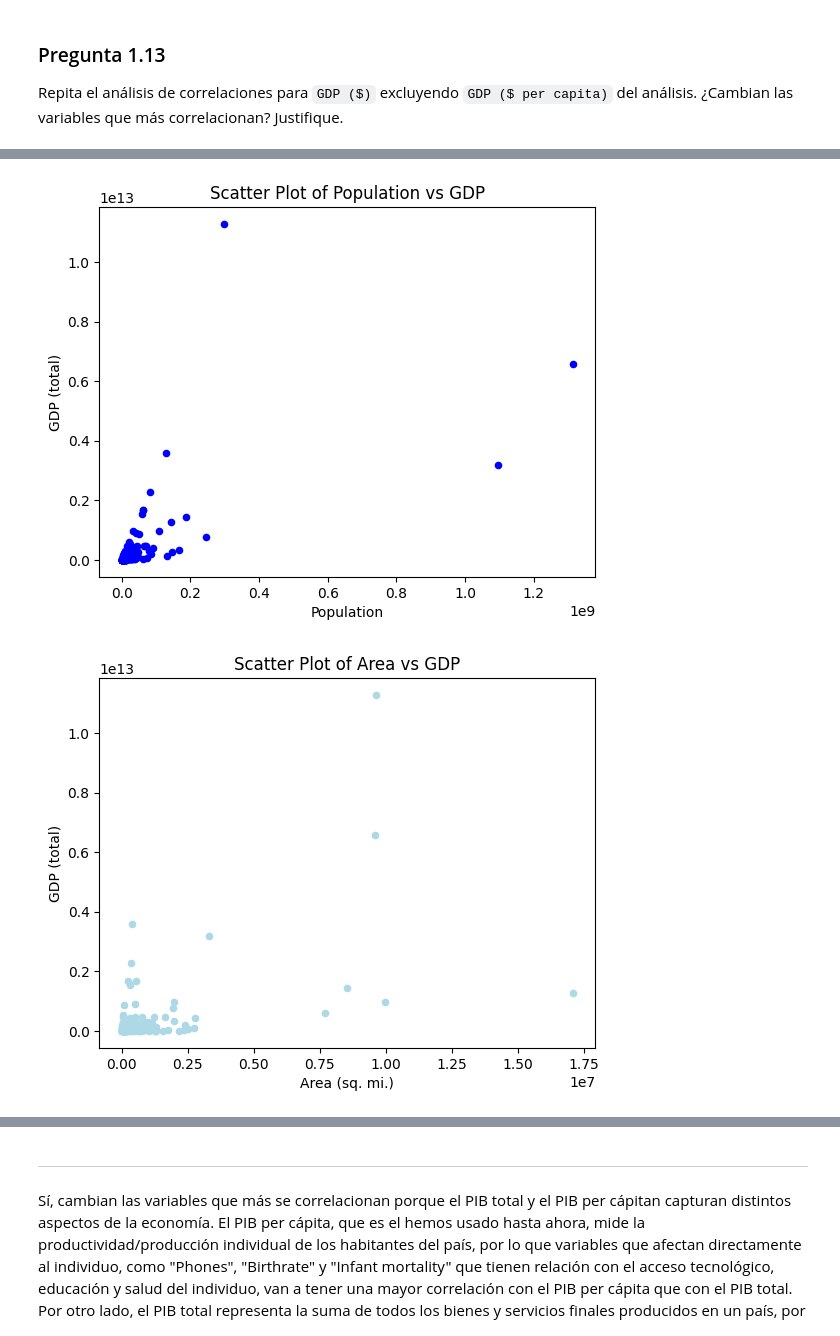
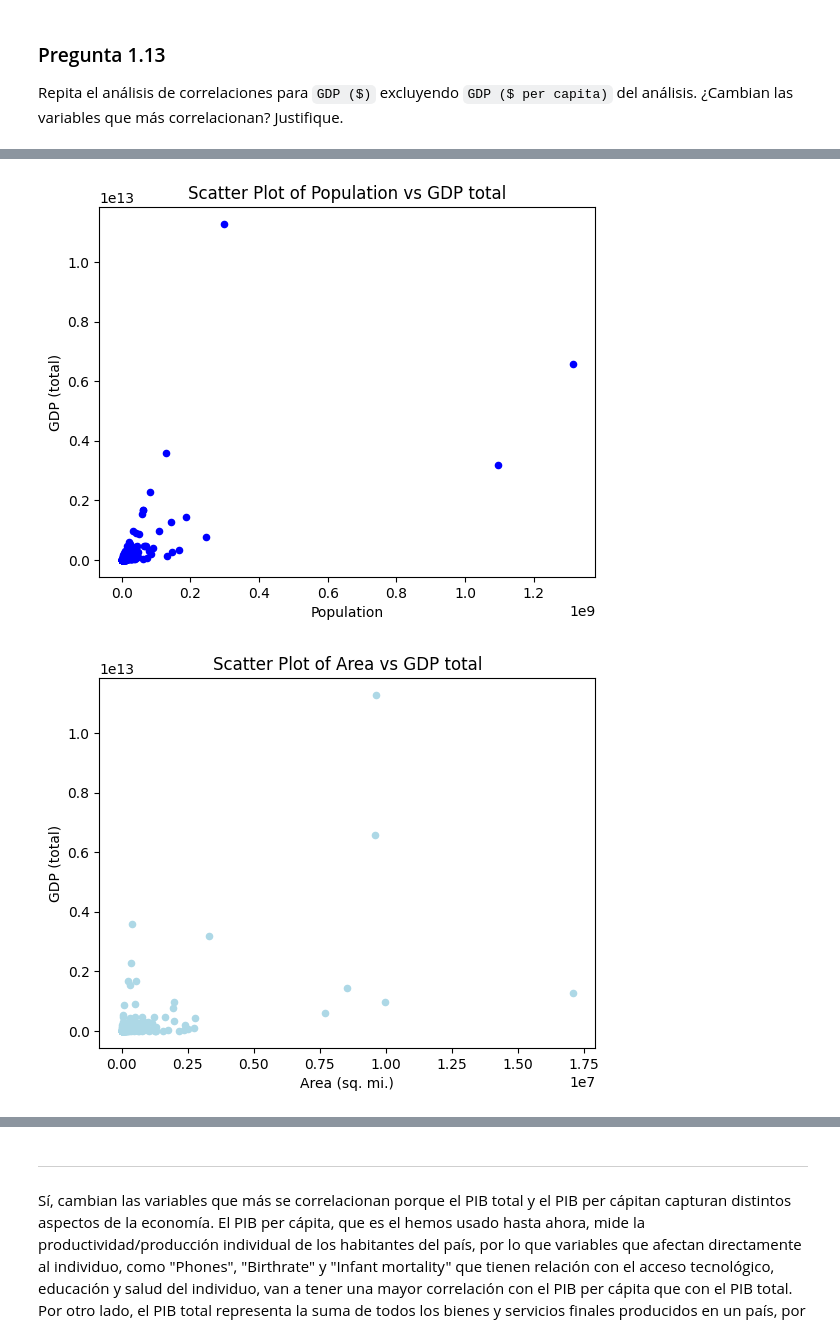
Before and after one commit to catamege/Tarea_1_Lantadilla_Mege, a Jupyter notebook: Tarea1.ipynb, the cells around one changed output, grey strips where cells are left out. Cells and saved outputs as stored; diff of their text form; code cells hidden in the pictures.

```diff
--- a/Tarea1.ipynb
+++ b/Tarea1.ipynb
@@ -846,21 +893,21 @@ Name: GDP total, dtype: float64
 # %%
 df.plot.scatter(x="Population", y="GDP total",
                 color = "blue", s=20)
 plt.xlabel("Population")
 plt.ylabel("GDP (total)")
-plt.title("Scatter Plot of Population vs GDP")
+plt.title("Scatter Plot of Population vs GDP total")
 plt.show()
 # %% [output]
-[figure, old version]
+[figure, new version]
 # %%
 df.plot.scatter(x="Area (sq. mi.)", y="GDP total",
                 color = "lightblue", s=20)
 plt.xlabel("Area (sq. mi.)")
 plt.ylabel("GDP (total)")
-plt.title("Scatter Plot of Area vs GDP")
+plt.title("Scatter Plot of Area vs GDP total")
 plt.show()
 # %% [output]
-[figure, old version]
+[figure, new version]
 # %%
 df.plot.scatter(x="Phones (per 1000)", y="GDP total",
                 color = "black", s=20)
```
Also changed, not shown: parts of 16 cells of this notebook.
